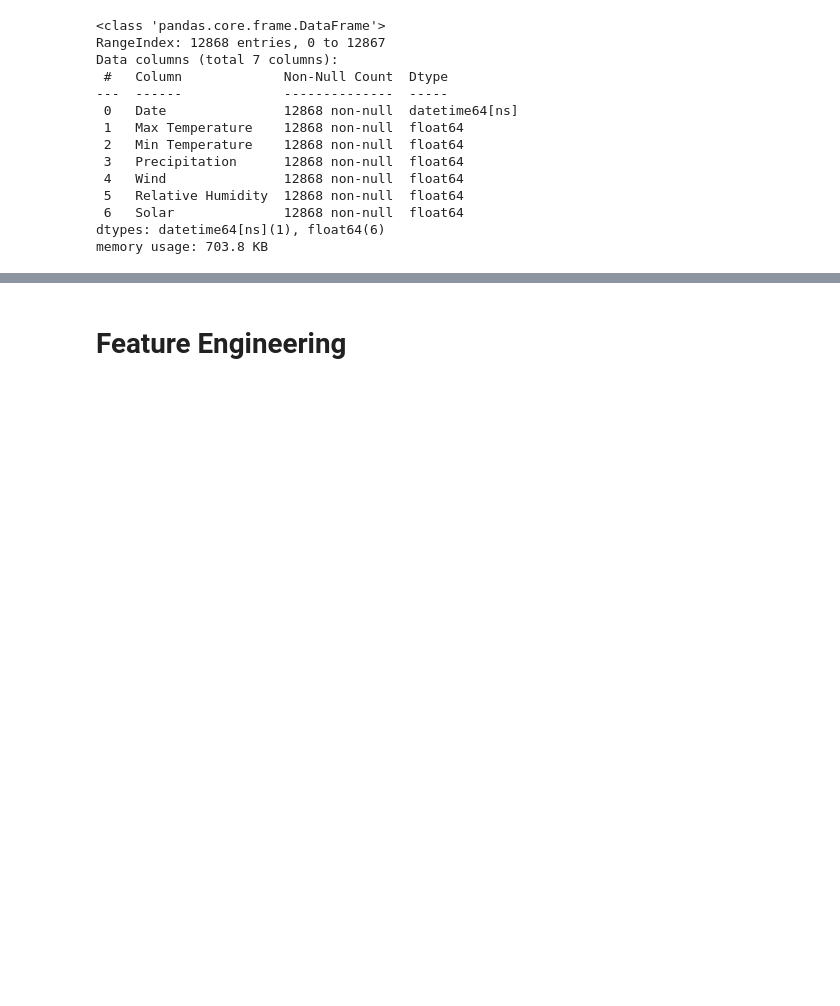
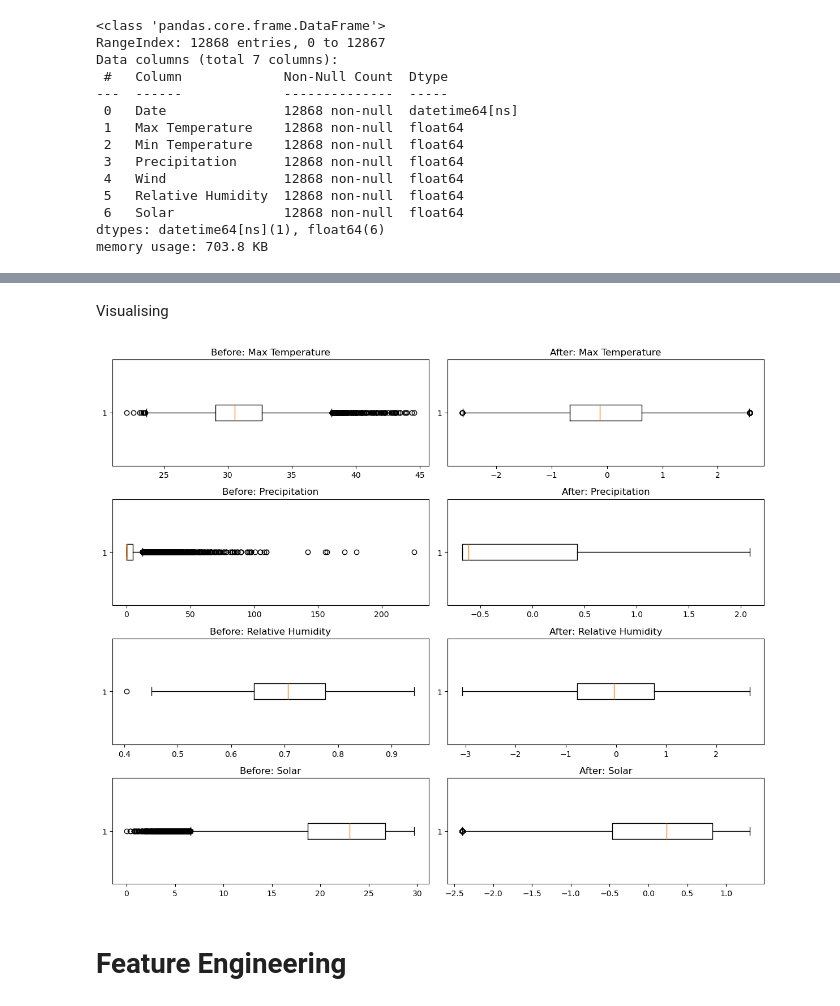
Before and after one commit to TheOnePercent1/ITDPA-Project-D1, a Jupyter notebook: Preprocessing&Model.ipynb, the cells around one changed output, grey strips where cells are left out. Cells and saved outputs as stored; diff of their text form; code cells hidden in the pictures; blank space fills up the shorter version.

Commit message:
Dani's Updated preprocessing

```diff
--- a/Preprocessing&Model.ipynb
+++ b/Preprocessing&Model.ipynb
@@ -6,7 +6,7 @@ Here below is where data is being imported , a weather dataset from a CSV file (
 import pandas as pd
 import numpy as np
 
-df = pd.read_csv('weatherdata_raw.csv')
+df = pd.read_csv("/Users/dani-myburgh/Downloads/weatherdata_raw.csv")
 print(df.head(5))
 # %% [output]
        Date   Longitude  Latitude  Elevation  Max Temperature  \
@@ -120,0 +181,3 @@ memory usage: 703.8 KB
+# %%
+features = [ 'Max Temperature', 'Min Temperature', 'Precipitation', 'Wind',
+       'Relative Humidity', 'Solar']
@@ -120,0 +186,10 @@ memory usage: 703.8 KB
+# %%
+preprocessor = make_preprocessor(features)
+
+print("Before preprocessing:")
+print(df[features].describe())
+
+X_processed = preprocessor.fit_transform(df[features])
+
+print("\nAfter preprocessing:")
+print(pd.DataFrame(X_processed, columns=features).describe())
@@ -121,3 +214,27 @@ memory usage: 703.8 KB
+# %% [markdown]
+Visualising
+# %%
+import matplotlib.pyplot as plt
+import pandas as pd
+
+# Picked some columns to visualise
+features_to_plot = ["Max Temperature", "Precipitation", "Relative Humidity", "Solar"]
+
+fig, axes = plt.subplots(len(features_to_plot), 2, figsize=(12, 10))
+
+for i, feat in enumerate(features_to_plot):
+    # Boxplot before preprocessing
+    axes[i,0].boxplot(df[feat].dropna(), vert=False)
+    axes[i,0].set_title(f"Before: {feat}")
+
+    # Boxplot after preprocessing
+    axes[i,1].boxplot(X_processed[:, features.index(feat)], vert=False)
+    axes[i,1].set_title(f"After: {feat}")
+
+plt.tight_layout()
+plt.show()
+# %% [output]
+[figure, added]
 # %% [markdown]
 # Feature Engineering
 # %% [markdown]
```
Also changed, not shown: parts of 9 cells of this notebook.
